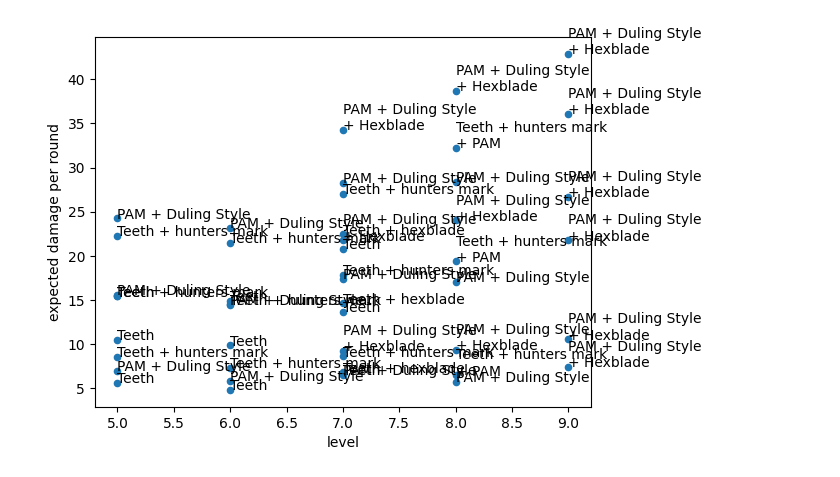
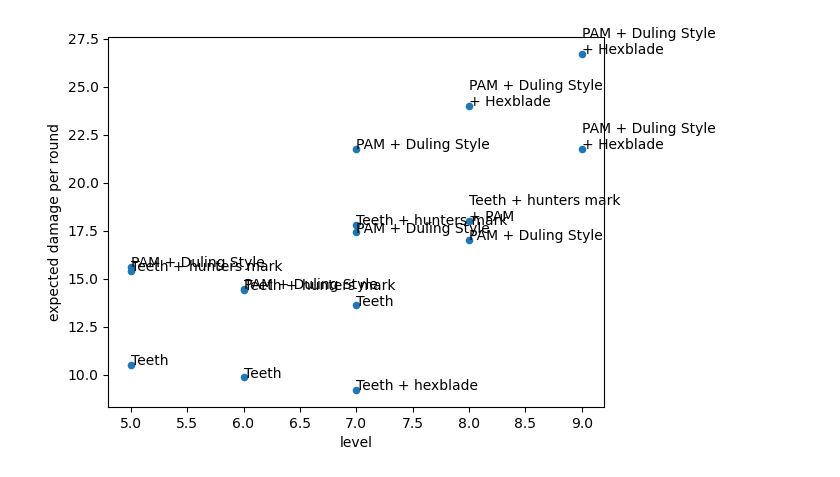
Before and after one commit to spencebeecher/dnd, a Jupyter notebook: dnd.ipynb, the cells around one changed output. Drawn from its saved outputs; the diff is of its cells as text; code cells hidden in the pictures.

```diff
--- a/dnd.ipynb
+++ b/dnd.ipynb
@@ -350,12 +298,13 @@ teeth_records = records
 # %%
 
 df = pd.DataFrame.from_records(teeth_records+pam_records+teeth_fey_records)
-df['level'] = df.paladin + df.warlock
-cols = ['name', 'level', 'paladin', 'warlock', 'expected damage per round']
-ax = df.plot(x='level', y='expected damage per round', kind='scatter', )
+df['level'] = df.paladin_lvl + df.warlock_lvl
 
-for idx, row in df.iterrows():
+plot_df = df.query('advantage == False & disadvantage == False')
+ax = plot_df.plot(x='level', y='expected damage per round', kind='scatter', )
+for idx, row in plot_df.iterrows():
     ax.annotate(row['name'], (row['level'], row['expected damage per round']))
 
-df.sort_values(['level', 'name', 'advantage', 'disadvantage'])
+cols = ['name', 'level', 'advantage', 'disadvantage', 'paladin_lvl', 'warlock_lvl', 'expected damage per round']
+df.sort_values(['level', 'paladin_lvl', 'warlock_lvl', 'name', 'advantage', 'disadvantage'])[cols]
 # %% [output]
@@ -379 +328 @@ df.sort_values(['level', 'name', 'advantage', 'disadvantage'])
-[figure, old version]
+[figure, new version]
```
Also changed, not shown: parts of 7 cells of this notebook.
